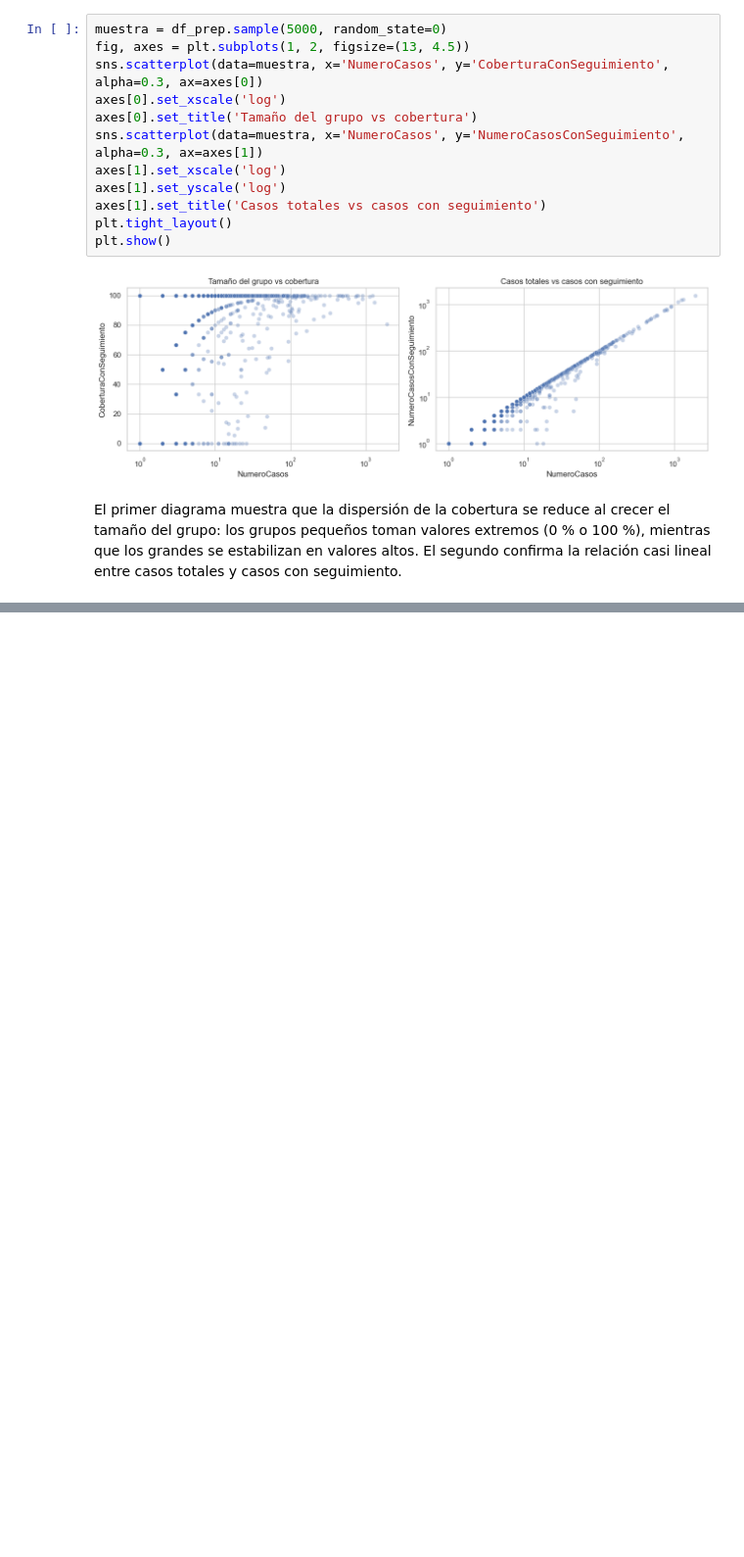
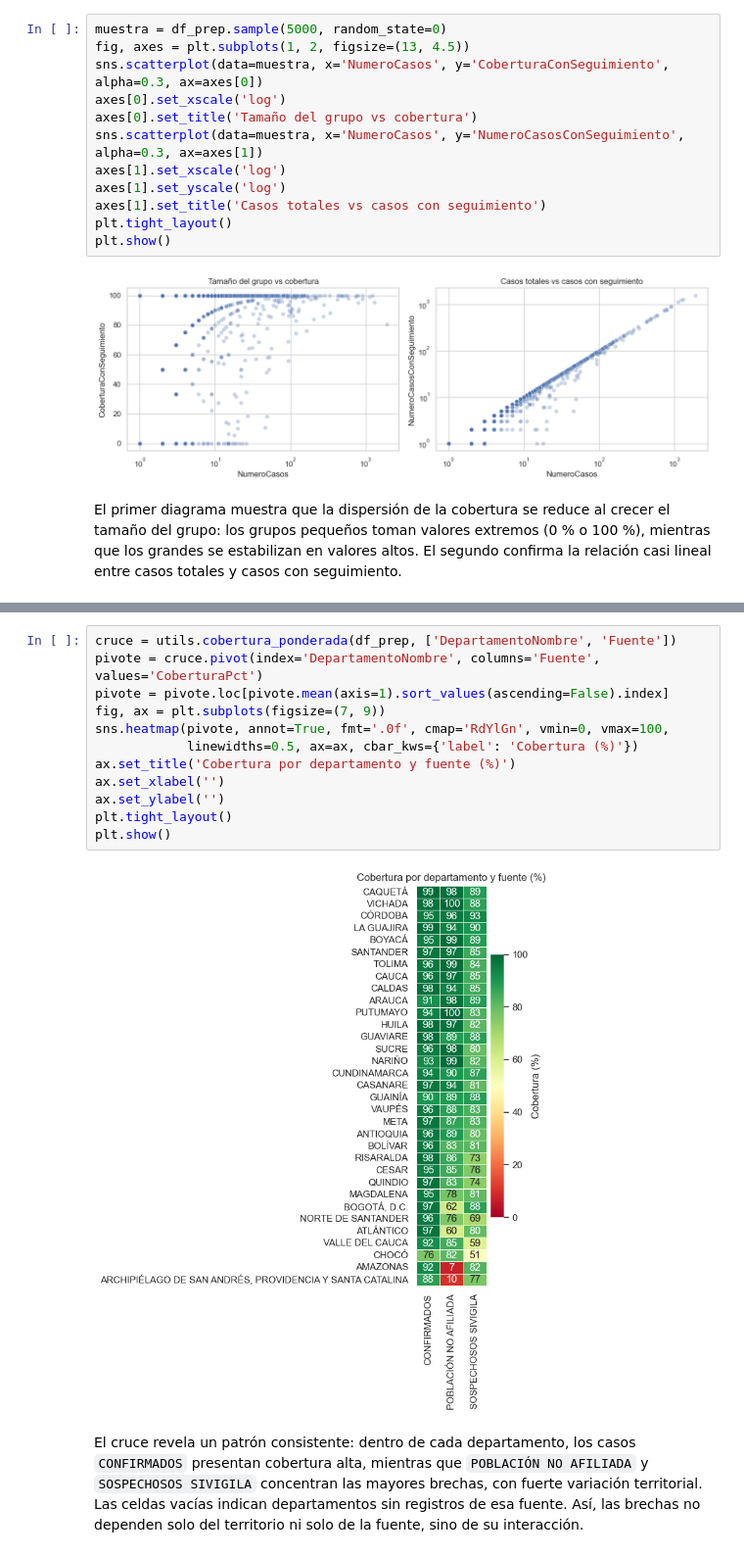
Before and after one commit to JabesMonroy/Proyecto_Esp-Fund-Datos_PRASS_Seg.COVID19, a Jupyter notebook: Proyecto_PRASS_Seguimiento_COVID19.ipynb, the cells around one changed output, grey strips where cells are left out. Shown at 98% size. Drawn from its saved outputs; the diff is of its cells as text; blank space fills up the shorter version.

```diff
--- a/Proyecto_PRASS_Seguimiento_COVID19.ipynb
+++ b/Proyecto_PRASS_Seguimiento_COVID19.ipynb
@@ -716,0 +725,16 @@ El primer diagrama muestra que la dispersión de la cobertura se reduce al crece
+# %%
+cruce = utils.cobertura_ponderada(df_prep, ['DepartamentoNombre', 'Fuente'])
+pivote = cruce.pivot(index='DepartamentoNombre', columns='Fuente', values='CoberturaPct')
+pivote = pivote.loc[pivote.mean(axis=1).sort_values(ascending=False).index]
+fig, ax = plt.subplots(figsize=(7, 9))
+sns.heatmap(pivote, annot=True, fmt='.0f', cmap='RdYlGn', vmin=0, vmax=100,
+            linewidths=0.5, ax=ax, cbar_kws={'label': 'Cobertura (%)'})
+ax.set_title('Cobertura por departamento y fuente (%)')
+ax.set_xlabel('')
+ax.set_ylabel('')
+plt.tight_layout()
+plt.show()
+# %% [output]
+[figure, added]
+# %% [markdown]
+El cruce revela un patrón consistente: dentro de cada departamento, los casos `CONFIRMADOS` presentan cobertura alta, mientras que `POBLACIÓN NO AFILIADA` y `SOSPECHOSOS SIVIGILA` concentran las mayores brechas, con fuerte variación territorial. Las celdas vacías indican departamentos sin registros de esa fuente. Así, las brechas no dependen solo del territorio ni solo de la fuente, sino de su interacción.
```
Also changed, not shown: parts of 2 cells of this notebook.
